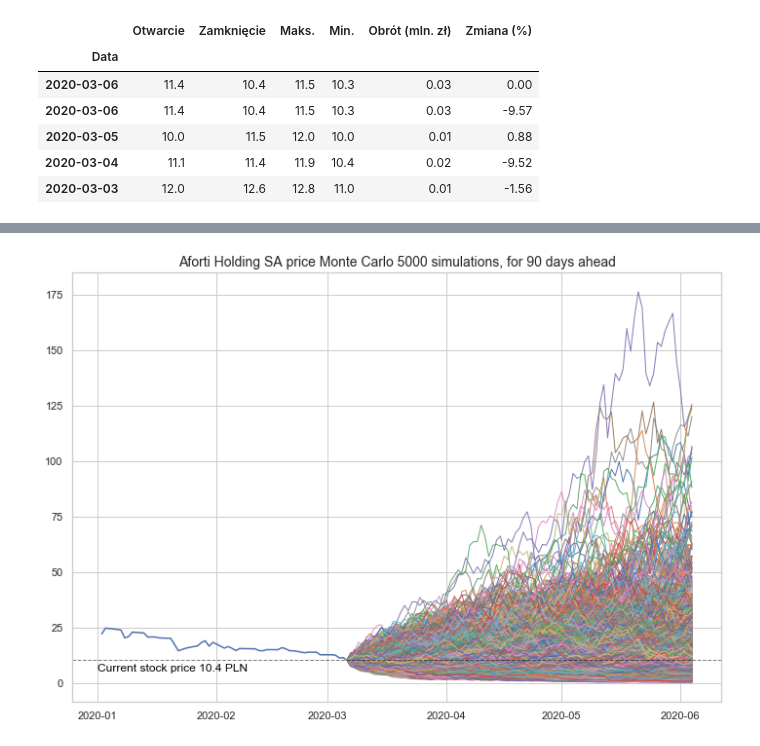
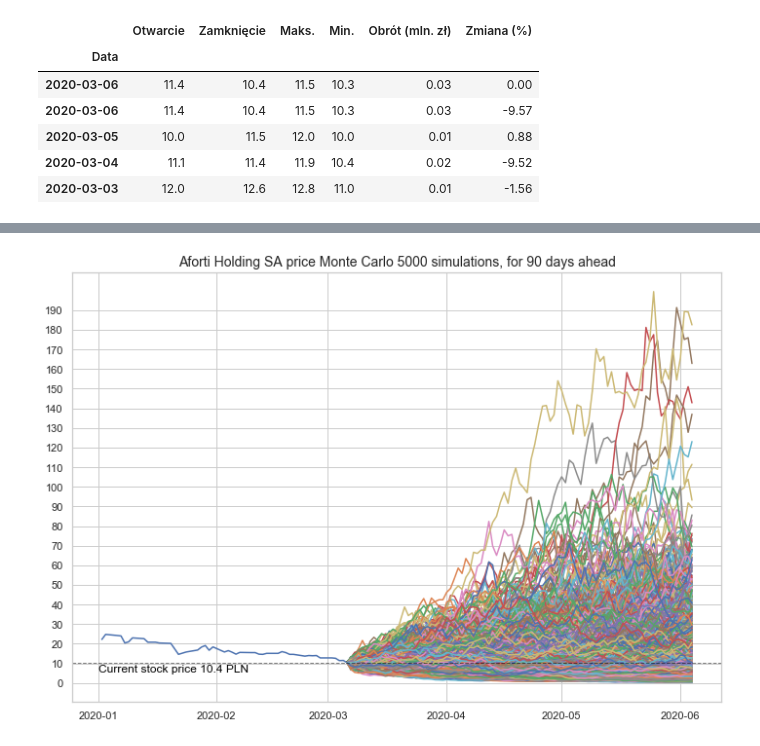
Before and after one commit to JetBlack101/Monte-Carlo-simulations, a Jupyter notebook: Monte Carlo stock price simulation.ipynb, the cells around one changed output, grey strips where cells are left out. Drawn from its saved outputs; the diff is of its cells as text; code cells hidden in the pictures.

```diff
--- a/Monte Carlo stock price simulation.ipynb
+++ b/Monte Carlo stock price simulation.ipynb
@@ -32,0 +43,7 @@ plt.show()
+# %%
+afh_returns = df["Zmiana (%)"]/100
+afh_average_returns = np.mean(afh_returns)
+afh_var = np.var(afh_returns)
+afh_std = np.std(afh_returns)
+print(f"Average return rate: {afh_average_returns.round(3)}",
+      f"variance: {afh_var.round(3)}", f"Standard deviation: {afh_std.round(3)}")
@@ -52,6 +71,0 @@ plt.show()
-# %%
-afh_average_returns = (df["Zmiana (%)"]/100).mean()
-afh_var = (df["Zmiana (%)"]/100).var()
-afh_std = (df["Zmiana (%)"]/100).std()
-print(f"Average return rate: {afh_average_returns.round(3)}",
-      f"variance: {afh_var.round(3)}", f"Standard deviation: {afh_std.round(3)}")
@@ -73,3 +116,15 @@ def sim(days_ahead):
         price.append(afh_today_price)
 
     return price
+# %%
+days_ahead = 90
+simulations = 5000
+results = np.empty((simulations, days_ahead+1))
+
+for s in range(simulations):
+    results[s] = sim(days_ahead)
+# %%
+#agregating results
+days_ahead_index = pd.date_range(start=df.index[0], periods=days_ahead+1, freq="D")
+all_results = pd.DataFrame(data=results.T, index=days_ahead_index)
+all_results.head()
@@ -76,23 +150,14 @@ def sim(days_ahead):
 # %%
-days_ahead = 90
-simulations = 5000
-
-days_ahead_index = pd.date_range(
-    start=df.index[0], periods=days_ahead+1, freq="D")
-
 fig = plt.figure(figsize=(10, 7))
 
 plt.plot(df[df.index > "2019-12-31"]["Zamknięcie"])
-for i in range(simulations):
-    plt.plot(pd.DataFrame(data=sim(days_ahead), index=days_ahead_index), lw=1, alpha=0.95)
-plt.title(
-    f"Aforti Holding SA price Monte Carlo {simulations} simulations, for {days_ahead} days ahead", size=14)
-plt.axhline(df.iloc[0, 1], linestyle="dashed",
-            color="black", alpha=0.5, lw=1)
-plt.annotate(f"Current stock price {df.iloc[0,1]} PLN", xy=(
-    pd.datetime(2020, 1, 1), df.iloc[0, 1]-5), color="black")
+plt.plot(all_results)
+plt.title(f"Aforti Holding SA price Monte Carlo {simulations} simulations, for {days_ahead} days ahead", size=14)
+plt.axhline(df.iloc[0, 1], linestyle="dashed", color="black", alpha=0.5, lw=1)
+plt.annotate(f"Current stock price {df.iloc[0,1]} PLN", xy=(pd.datetime(2020, 1, 1), df.iloc[0, 1]-5), color="black")
+plt.yticks([tick for tick in range(0,int(np.max(all_results.values)),10)])
 
 plt.tight_layout()
 plt.show()
 # %% [output]
-[figure, old version]
+[figure, new version]
```
Also changed, not shown: parts of 19 cells of this notebook.
